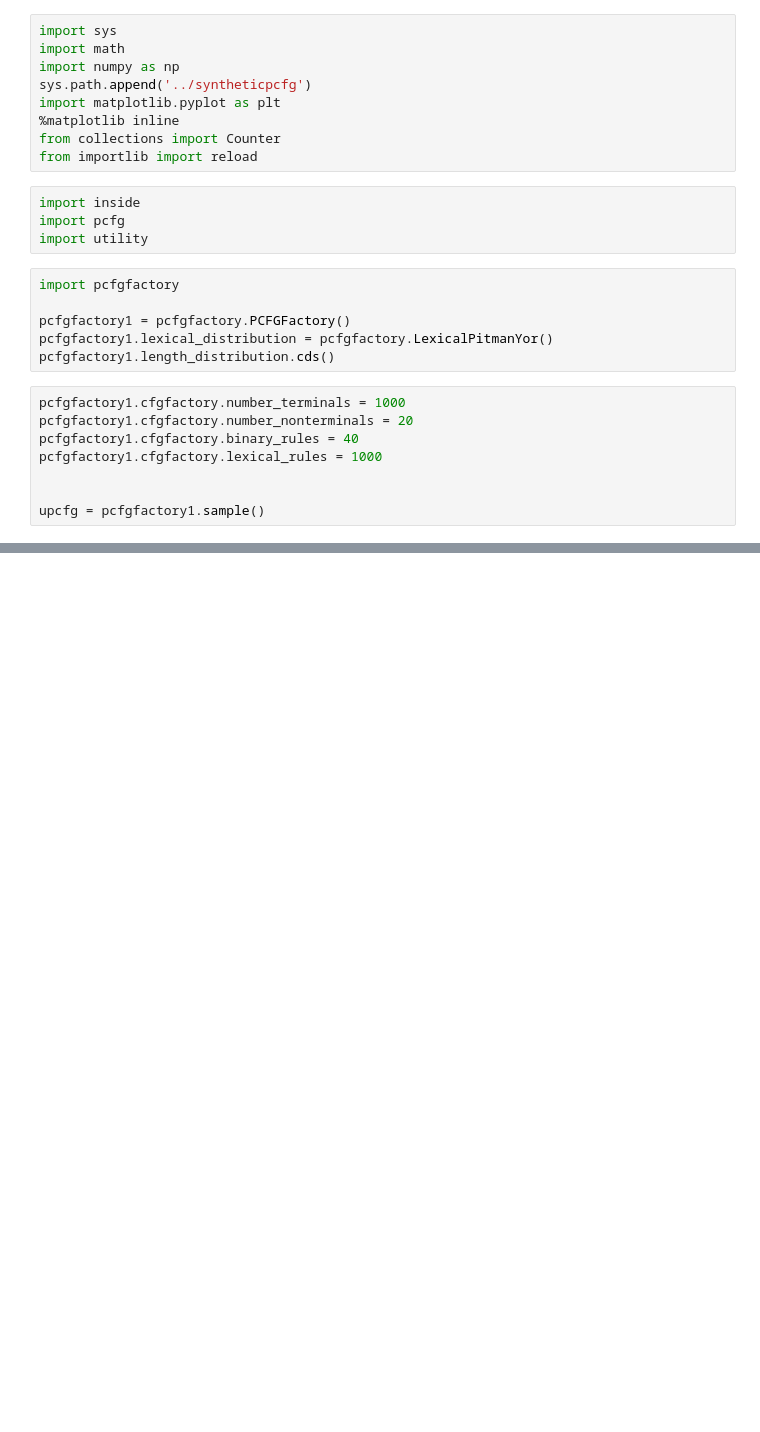
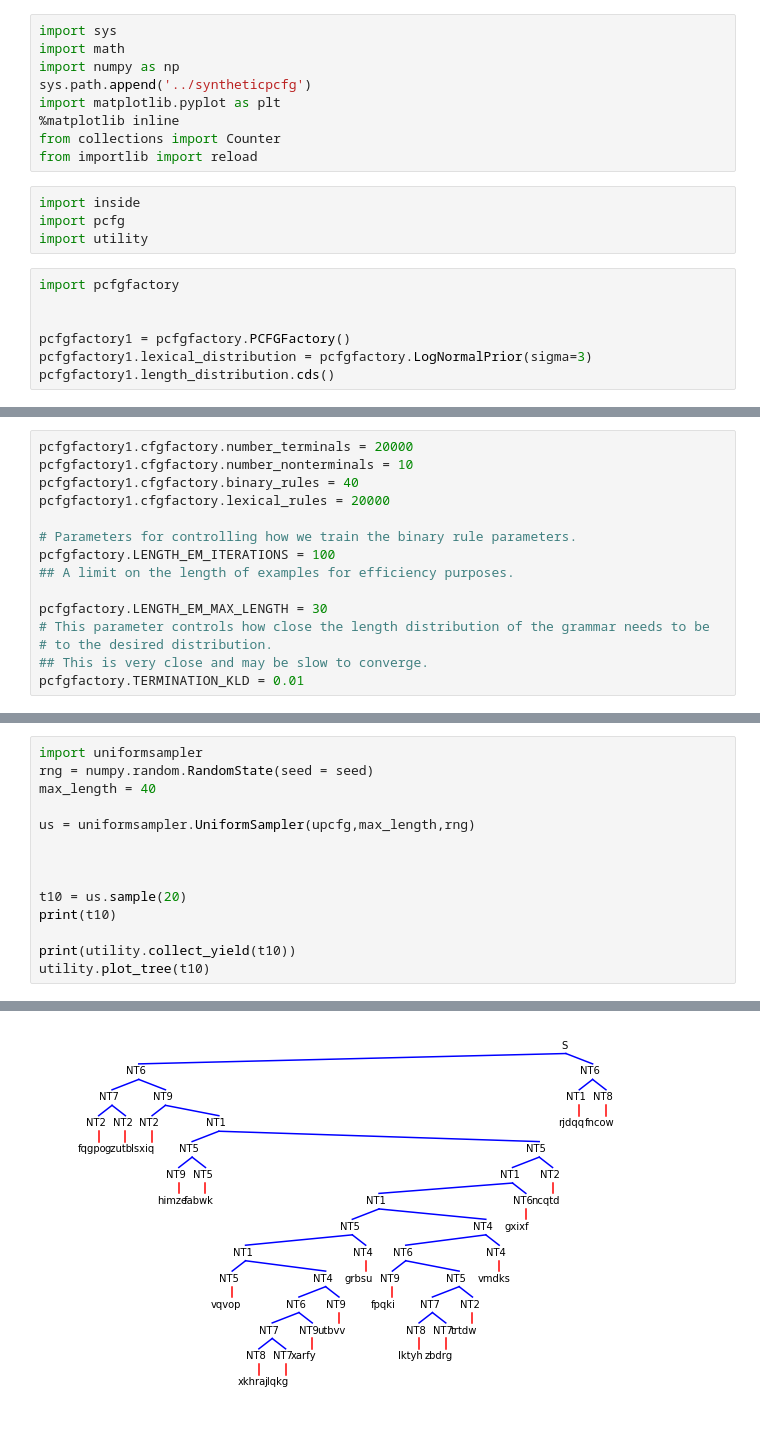
Before and after one commit to alexc17/syntheticpcfg, a Jupyter notebook: notebooks/example.ipynb, the cells around one changed output, grey strips where cells are left out. Drawn from its saved outputs; the diff is of its cells as text; blank space fills up the shorter version.

Commit message:
Example notebook updated.

```diff
--- a/notebooks/example.ipynb
+++ b/notebooks/example.ipynb
@@ -19,14 +21,7 @@ import utility
 # %%
 import pcfgfactory
 
+
 pcfgfactory1 = pcfgfactory.PCFGFactory()
-pcfgfactory1.lexical_distribution = pcfgfactory.LexicalPitmanYor()
+pcfgfactory1.lexical_distribution = pcfgfactory.LogNormalPrior(sigma=3)
 pcfgfactory1.length_distribution.cds()
-# %%
-pcfgfactory1.cfgfactory.number_terminals = 1000
-pcfgfactory1.cfgfactory.number_nonterminals = 20
-pcfgfactory1.cfgfactory.binary_rules = 40
-pcfgfactory1.cfgfactory.lexical_rules = 1000
-
-
-upcfg = pcfgfactory1.sample()
@@ -44,0 +28,15 @@ us = uniformsampler.UniformSampler(upcfg,max_length)
+# %%
+pcfgfactory1.cfgfactory.number_terminals = 20000
+pcfgfactory1.cfgfactory.number_nonterminals = 10
+pcfgfactory1.cfgfactory.binary_rules = 40
+pcfgfactory1.cfgfactory.lexical_rules = 20000
+
+# Parameters for controlling how we train the binary rule parameters.
+pcfgfactory.LENGTH_EM_ITERATIONS = 100
+## A limit on the length of examples for efficiency purposes.
+
+pcfgfactory.LENGTH_EM_MAX_LENGTH = 30
+# This parameter controls how close the length distribution of the grammar needs to be
+# to the desired distribution.
+## This is very close and may be slow to converge.
+pcfgfactory.TERMINATION_KLD = 0.01
@@ -44,0 +157,15 @@ us = uniformsampler.UniformSampler(upcfg,max_length)
+# %%
+import uniformsampler
+rng = numpy.random.RandomState(seed = seed)
+max_length = 40
+
+us = uniformsampler.UniformSampler(upcfg,max_length,rng)
+
+
+
+t10 = us.sample(20)
+print(t10)
+
+print(utility.collect_yield(t10))
+utility.plot_tree(t10)
+# %% [output]
@@ -45 +174,2 @@ us = uniformsampler.UniformSampler(upcfg,max_length)
+[figure, added]
 # %%
```
Also changed, not shown: parts of 28 cells of this notebook.
